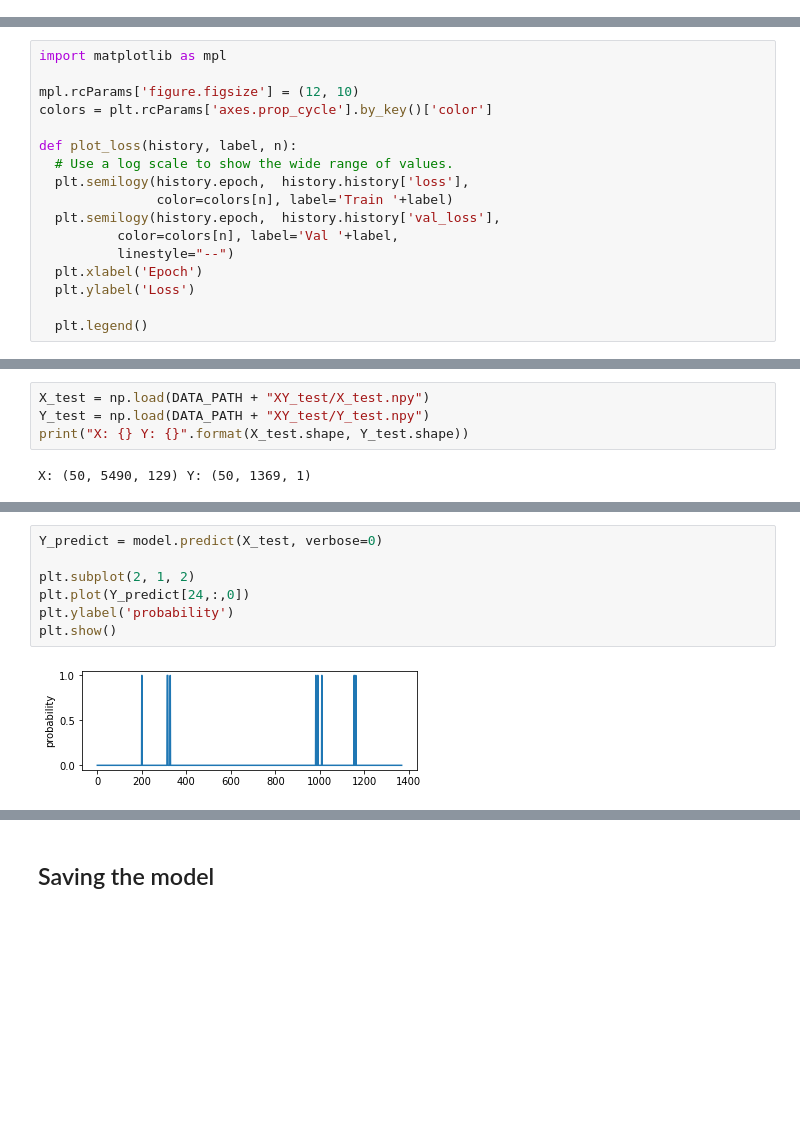
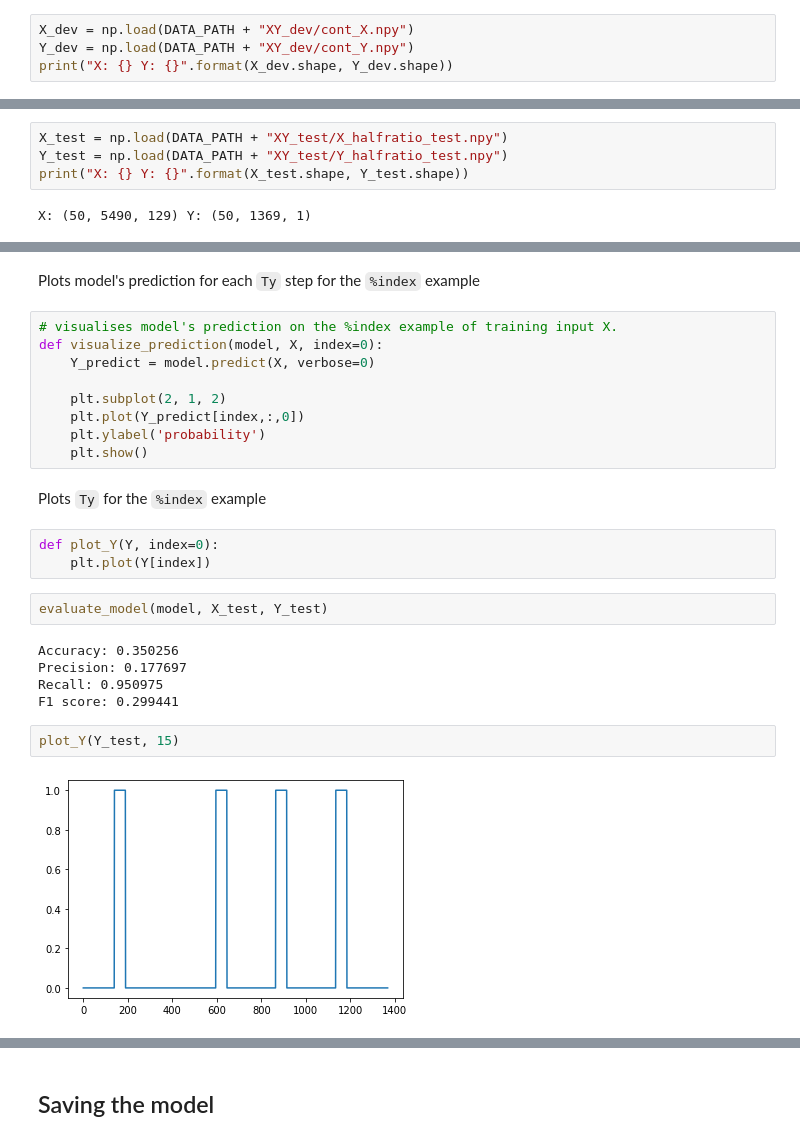
Before and after one commit to ybchen97/filler_detection, a Jupyter notebook: model.ipynb, the cells around one changed output, grey strips where cells are left out. Cells and saved outputs as stored; diff of their text form; blank space fills up the shorter version.

```diff
--- a/model.ipynb
+++ b/model.ipynb
@@ -267,3 +256,7 @@ X: (50, 5490, 129) Y: (50, 1369, 1)
+# %%
+X_dev = np.load(DATA_PATH + "XY_dev/cont_X.npy")
+Y_dev = np.load(DATA_PATH + "XY_dev/cont_Y.npy")
+print("X: {} Y: {}".format(X_dev.shape, Y_dev.shape))
 # %%
 model_train(model, X, Y, X_dev, Y_dev)
 # %% [output]
@@ -293,17 +266,0 @@ Epoch 1/1
-# %%
-import matplotlib as mpl
-
-mpl.rcParams['figure.figsize'] = (12, 10)
-colors = plt.rcParams['axes.prop_cycle'].by_key()['color']
-
-def plot_loss(history, label, n):
-  # Use a log scale to show the wide range of values.
-  plt.semilogy(history.epoch,  history.history['loss'],
-               color=colors[n], label='Train '+label)
-  plt.semilogy(history.epoch,  history.history['val_loss'],
-          color=colors[n], label='Val '+label,
-          linestyle="--")
-  plt.xlabel('Epoch')
-  plt.ylabel('Loss')
-
-  plt.legend()
@@ -318,6 +272,6 @@ via accuracy, precision, recall, f-score
 # %%
-X_test = np.load(DATA_PATH + "XY_test/X_test.npy")
-Y_test = np.load(DATA_PATH + "XY_test/Y_test.npy")
+X_test = np.load(DATA_PATH + "XY_test/X_halfratio_test.npy")
+Y_test = np.load(DATA_PATH + "XY_test/Y_halfratio_test.npy")
 print("X: {} Y: {}".format(X_test.shape, Y_test.shape))
 # %% [output]
 X: (50, 5490, 129) Y: (50, 1369, 1)
@@ -357,9 +307,27 @@ F1 score: 0.009072
+# %% [markdown]
+Plots model's prediction for each `Ty` step for the `%index` example
 # %%
-Y_predict = model.predict(X_test, verbose=0)
+# visualises model's prediction on the %index example of training input X.
+def visualize_prediction(model, X, index=0):
+    Y_predict = model.predict(X, verbose=0)
 
-plt.subplot(2, 1, 2)
-plt.plot(Y_predict[24,:,0])
-plt.ylabel('probability')
-plt.show()
+    plt.subplot(2, 1, 2)
+    plt.plot(Y_predict[index,:,0])
+    plt.ylabel('probability')
+    plt.show()
-# %% [output]
-[figure, removed]
+# %% [markdown]
+Plots `Ty` for the `%index` example
+# %%
+def plot_Y(Y, index=0):
+    plt.plot(Y[index])
+# %%
+evaluate_model(model, X_test, Y_test)
+# %% [output]
+Accuracy: 0.350256
+Precision: 0.177697
+Recall: 0.950975
+F1 score: 0.299441
+# %%
+plot_Y(Y_test, 15)
+# %% [output]
+[figure, added]
```
Also changed, not shown: parts of 33 cells of this notebook.
